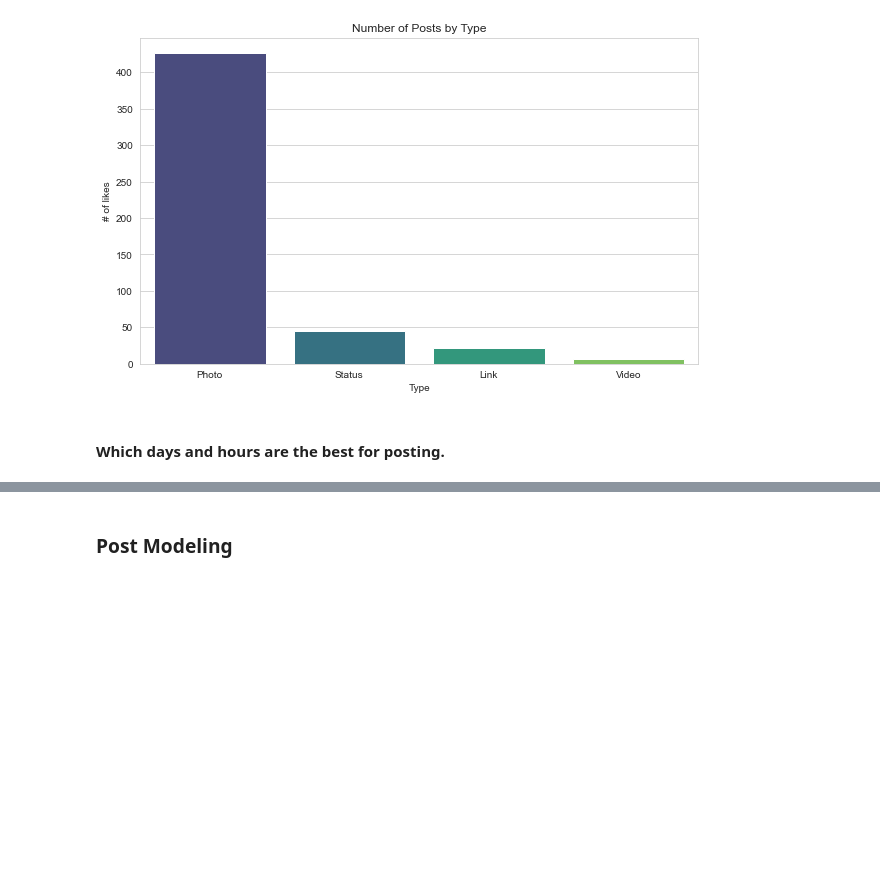
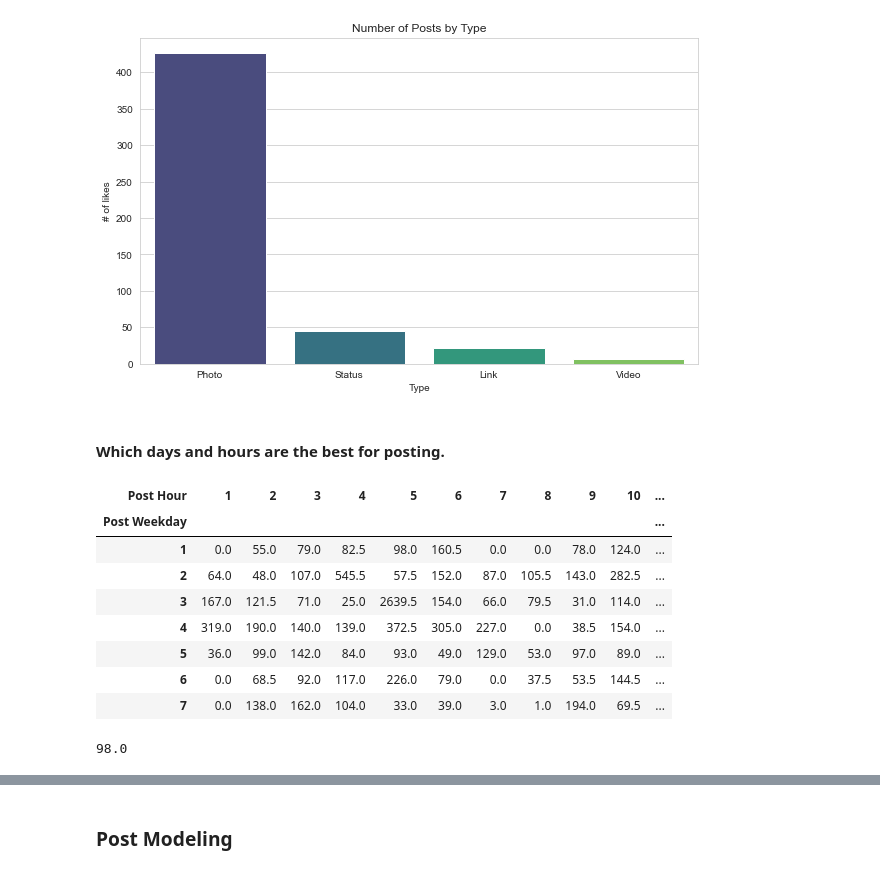
Before and after one commit to ShrawanSai/YammerPredictiveAnalytics, a Jupyter notebook: Facebook_Post_Timimg_Prediction/Facebook_metrics/facebook_Post_Timimg_Analysis.ipynb, the cells around one changed output, grey strips where cells are left out. Cells and saved outputs as stored; diff of their text form; code cells hidden in the pictures; blank space fills up the shorter version.

```diff
--- a/Facebook_Post_Timimg_Prediction/Facebook_metrics/facebook_Post_Timimg_Analysis.ipynb
+++ b/Facebook_Post_Timimg_Prediction/Facebook_metrics/facebook_Post_Timimg_Analysis.ipynb
@@ -223,0 +226,17 @@ timePivot = timePivot[[1,2,3,4,5,6,7,8,9,10,11,12,13,14,15,16,17,18]]
+# %%
+timePivot
+# %% [output]
+| Post Hour | 1 | 2 | 3 | 4 | 5 | 6 | 7 | 8 | 9 | 10 | ... |
+| Post Weekday |  |  |  |  |  |  |  |  |  |  | ... |
+| 1 | 0.0 | 55.0 | 79.0 | 82.5 | 98.0 | 160.5 | 0.0 | 0.0 | 78.0 | 124.0 | ... |
+| 2 | 64.0 | 48.0 | 107.0 | 545.5 | 57.5 | 152.0 | 87.0 | 105.5 | 143.0 | 282.5 | ... |
+| 3 | 167.0 | 121.5 | 71.0 | 25.0 | 2639.5 | 154.0 | 66.0 | 79.5 | 31.0 | 114.0 | ... |
+| 4 | 319.0 | 190.0 | 140.0 | 139.0 | 372.5 | 305.0 | 227.0 | 0.0 | 38.5 | 154.0 | ... |
+| 5 | 36.0 | 99.0 | 142.0 | 84.0 | 93.0 | 49.0 | 129.0 | 53.0 | 97.0 | 89.0 | ... |
+| 6 | 0.0 | 68.5 | 92.0 | 117.0 | 226.0 | 79.0 | 0.0 | 37.5 | 53.5 | 144.5 | ... |
+| 7 | 0.0 | 138.0 | 162.0 | 104.0 | 33.0 | 39.0 | 3.0 | 1.0 | 194.0 | 69.5 | ... |
+# %%
+d={'Monday':1, 'Tuesday':2,'Wednesday':3,'Thursday':4,'Friday':5,'Saturday':6,'Sunday':7}
+timePivot.iloc[0:d["Sunday"]][5].values[0]
+# %% [output]
+98.0
```
Also changed, not shown: parts of 5 cells of this notebook, 3 other files.
